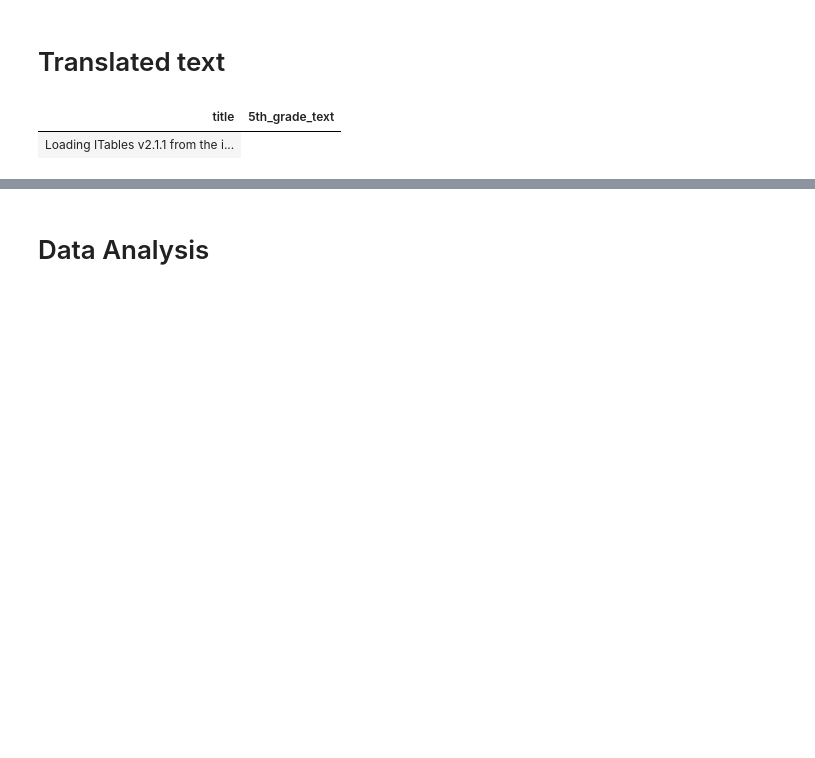
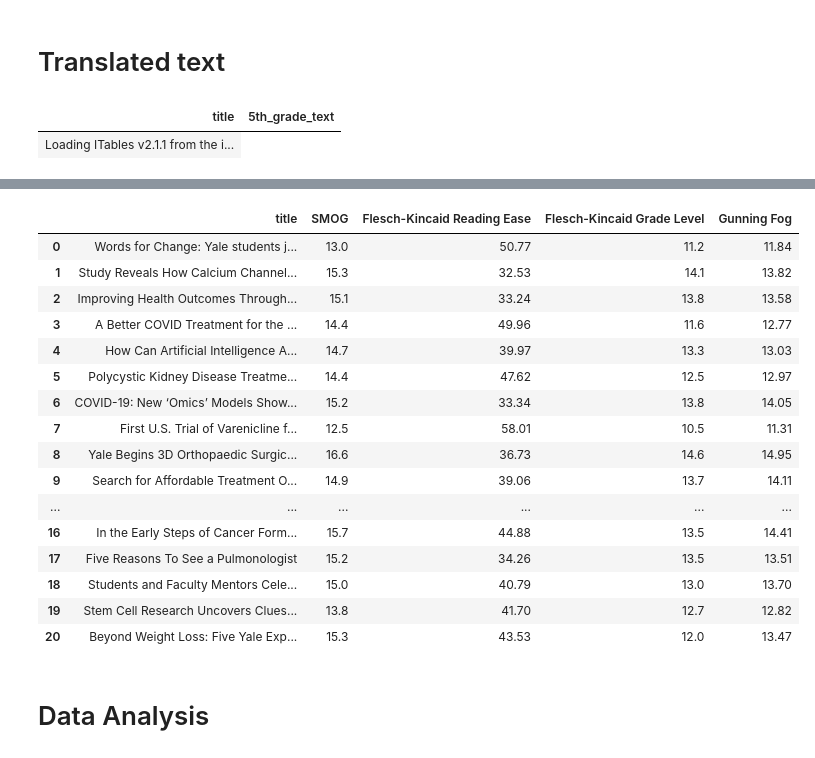
Before and after one commit to alexanderSolod/MedExplain, a Jupyter notebook: claude_analysis.ipynb, the cells around one changed output, grey strips where cells are left out. Drawn from its saved outputs; the diff is of its cells as text; code cells hidden in the pictures; blank space fills up the shorter version.

```diff
--- a/claude_analysis.ipynb
+++ b/claude_analysis.ipynb
@@ -99,3 +125,23 @@ itables.show(scores_df)
+# %%
+scores_df
+# %% [output]
+|  | title | SMOG | Flesch-Kincaid Reading Ease | Flesch-Kincaid Grade Level | Gunning Fog |
+| 0 | Words for Change: Yale students j... | 13.0 | 50.77 | 11.2 | 11.84 |
+| 1 | Study Reveals How Calcium Channel... | 15.3 | 32.53 | 14.1 | 13.82 |
+| 2 | Improving Health Outcomes Through... | 15.1 | 33.24 | 13.8 | 13.58 |
+| 3 | A Better COVID Treatment for the ... | 14.4 | 49.96 | 11.6 | 12.77 |
+| 4 | How Can Artificial Intelligence A... | 14.7 | 39.97 | 13.3 | 13.03 |
+| 5 | Polycystic Kidney Disease Treatme... | 14.4 | 47.62 | 12.5 | 12.97 |
+| 6 | COVID-19: New ‘Omics’ Models Show... | 15.2 | 33.34 | 13.8 | 14.05 |
+| 7 | First U.S. Trial of Varenicline f... | 12.5 | 58.01 | 10.5 | 11.31 |
+| 8 | Yale Begins 3D Orthopaedic Surgic... | 16.6 | 36.73 | 14.6 | 14.95 |
+| 9 | Search for Affordable Treatment O... | 14.9 | 39.06 | 13.7 | 14.11 |
+| ... | ... | ... | ... | ... | ... |
+| 16 | In the Early Steps of Cancer Form... | 15.7 | 44.88 | 13.5 | 14.41 |
+| 17 | Five Reasons To See a Pulmonologist | 15.2 | 34.26 | 13.5 | 13.51 |
+| 18 | Students and Faculty Mentors Cele... | 15.0 | 40.79 | 13.0 | 13.70 |
+| 19 | Stem Cell Research Uncovers Clues... | 13.8 | 41.70 | 12.7 | 12.82 |
+| 20 | Beyond Weight Loss: Five Yale Exp... | 15.3 | 43.53 | 12.0 | 13.47 |
 # %% [markdown]
 # Data Analysis
 # %%
```
Also changed, not shown: parts of 7 cells of this notebook.
